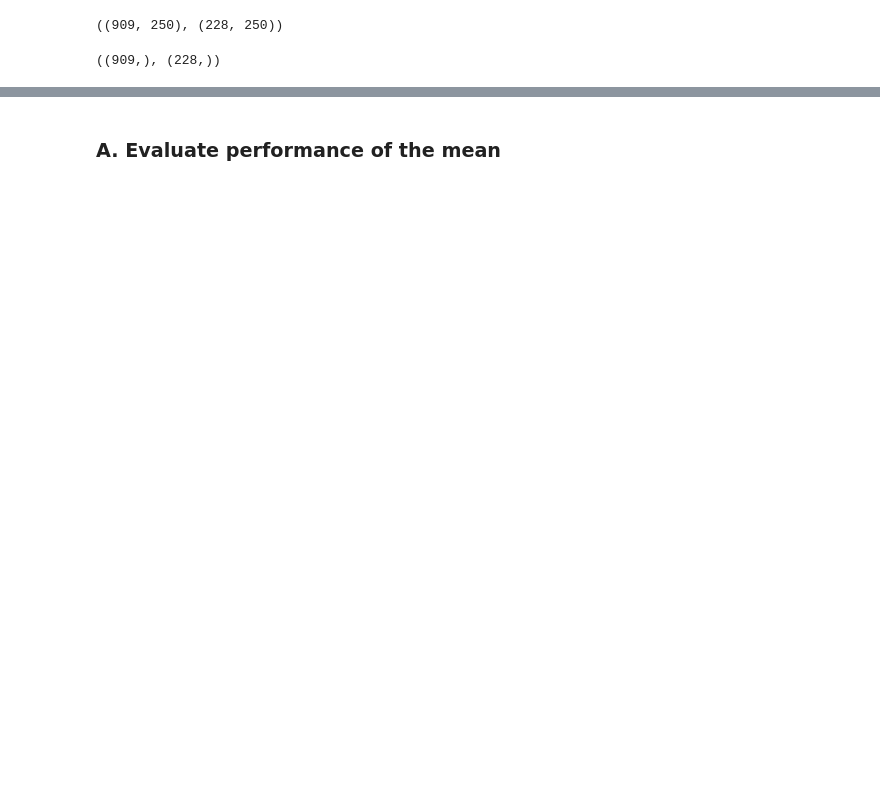
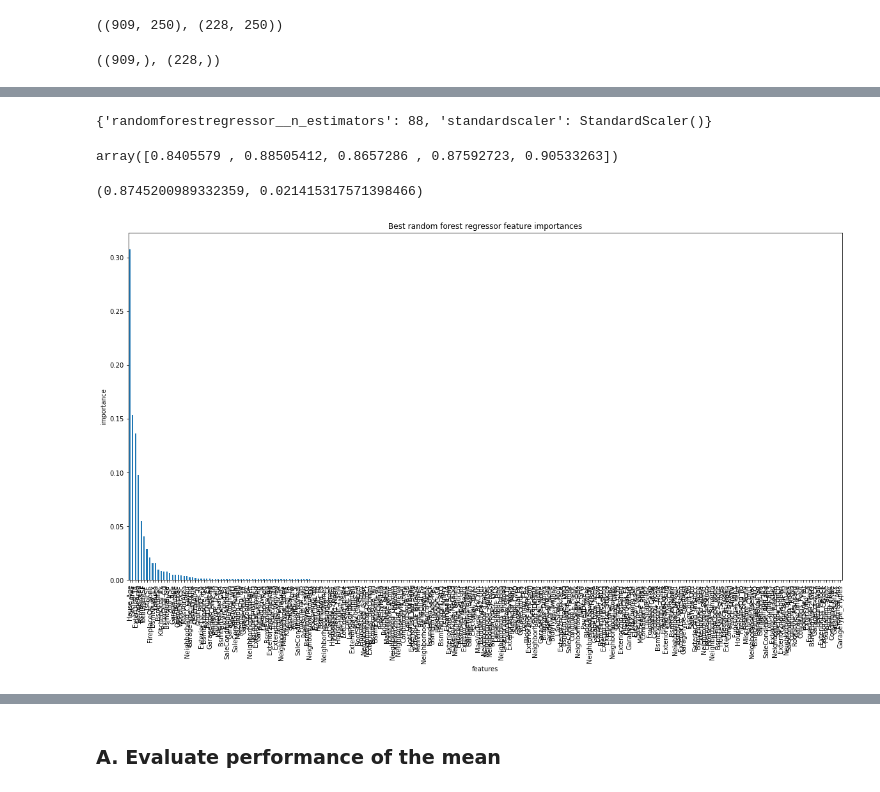
Before and after one commit to nroller28/CapstoneTwo, a Jupyter notebook: Modeling - Capstone Two - NRoller.ipynb, the cells around one changed output, grey strips where cells are left out. Saved outputs shown, nothing was run; the diff lists cells and outputs as text; code cells hidden in the pictures; blank space fills up the shorter version.

```diff
--- a/Modeling - Capstone Two - NRoller.ipynb
+++ b/Modeling - Capstone Two - NRoller.ipynb
@@ -67,0 +184,5 @@ y_train.shape, y_test.shape
+# %%
+RF_pipe = make_pipeline(
+    StandardScaler(),
+    RandomForestRegressor()
+)
@@ -67,0 +204,7 @@ y_train.shape, y_test.shape
+# %%
+n_est = [int(n) for n in np.logspace(start=1, stop=3, num=20)]
+grid_params = {
+        'randomforestregressor__n_estimators': n_est,
+        'standardscaler': [StandardScaler(), None]
+}
+grid_params
@@ -67,0 +229,4 @@ y_train.shape, y_test.shape
+# %%
+rf_grid_cv = GridSearchCV(RF_pipe, param_grid=grid_params, cv=5, n_jobs=-1)
+# %%
+rf_grid_cv.fit(X_train, y_train)
@@ -67,0 +247,24 @@ y_train.shape, y_test.shape
+# %%
+rf_grid_cv.best_params_
+# %% [output]
+{'randomforestregressor__n_estimators': 88, 'standardscaler': StandardScaler()}
+# %%
+rf_best_cv_results = cross_validate(rf_grid_cv.best_estimator_, X_train, y_train, cv=5)
+rf_best_scores = rf_best_cv_results['test_score']
+rf_best_scores
+# %% [output]
+array([0.8405579 , 0.88505412, 0.8657286 , 0.87592723, 0.90533263])
+# %%
+np.mean(rf_best_scores), np.std(rf_best_scores)
+# %% [output]
+(0.8745200989332359, 0.021415317571398466)
+# %%
+plt.subplots(figsize=(20, 10))
+imps = rf_grid_cv.best_estimator_.named_steps.randomforestregressor.feature_importances_
+rf_feat_imps = pd.Series(imps, index=X_train.columns).sort_values(ascending=False)
+rf_feat_imps.plot(kind='bar')
+plt.xlabel('features')
+plt.ylabel('importance')
+plt.title('Best random forest regressor feature importances');
+# %% [output]
+[figure, added]
```
Also changed, not shown: parts of 123 cells of this notebook, 1 other file.
